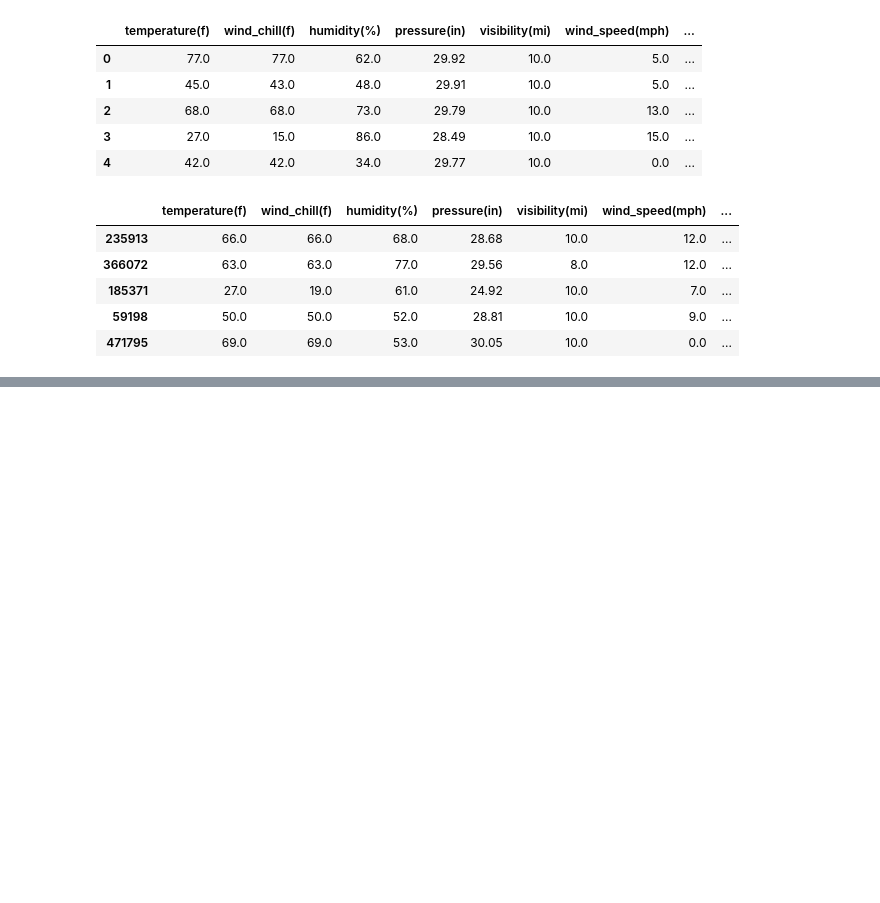
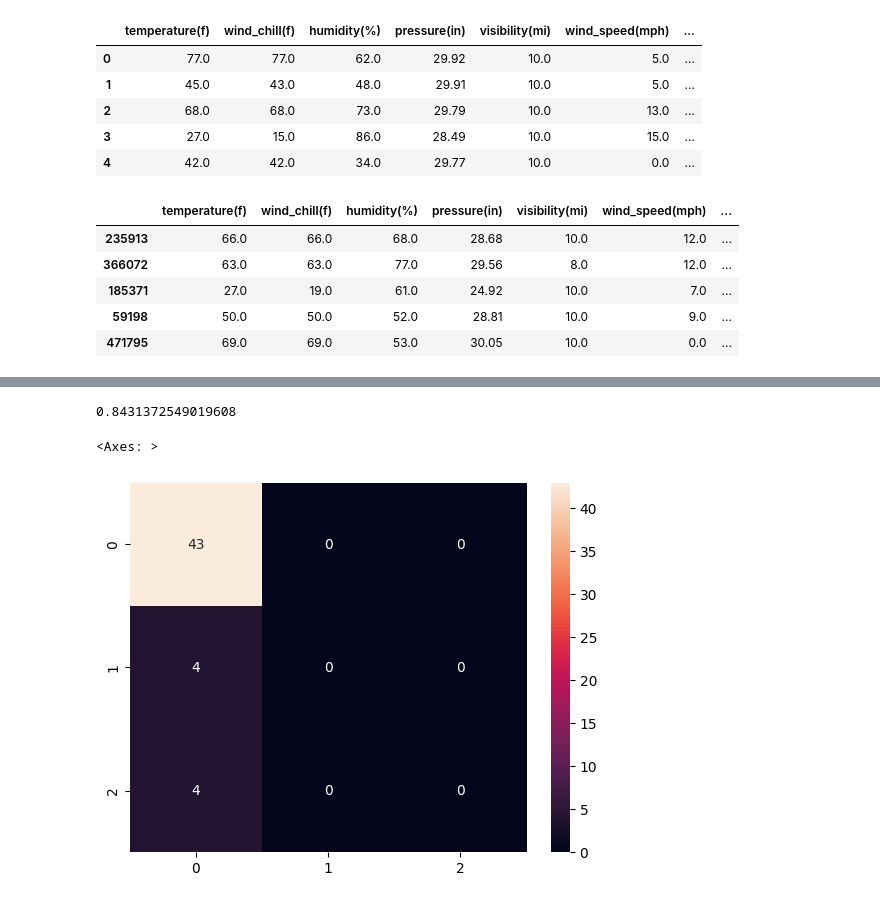
Before and after one commit to abiramvyas/US_Accidents, a Jupyter notebook: Modeling.ipynb, the cells around one changed output, grey strips where cells are left out. Drawn from its saved outputs; the diff is of its cells as text; code cells hidden in the pictures; blank space fills up the shorter version.

```diff
--- a/Modeling.ipynb
+++ b/Modeling.ipynb
@@ -430,0 +507,21 @@ X_test.head()
+# %%
+X = data_filtered_wy[feat_for_model[2:4]]
+y = data_filtered_wy[response]
+X_train, X_test, y_train, y_test = train_test_split(X, y, test_size=0.2, random_state=0)
+
+svm_classifier_linear_n = SVC(kernel='linear',C=10)
+svm_classifier_linear_n.fit(X_train, y_train)
+
+# Make predictions
+y_pred_linear_n = svm_classifier_linear_n.predict(X_test)
+
+# Calculate accuracy
+accuracy = accuracy_score(y_test, y_pred_linear_n)
+
+print(accuracy)
+
+sns.heatmap(confusion_matrix(y_test, y_pred_linear_n),annot=True)
+# %% [output]
+0.8431372549019608
+<Axes: >
+[figure, added]
```
Also changed, not shown: parts of 5 cells of this notebook, 1 other file.
